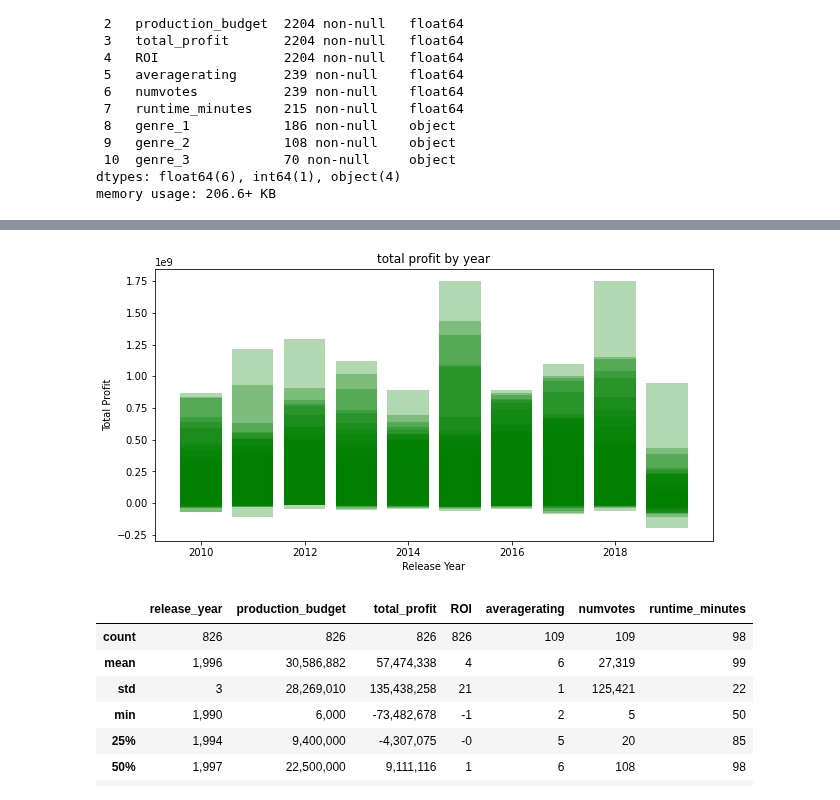
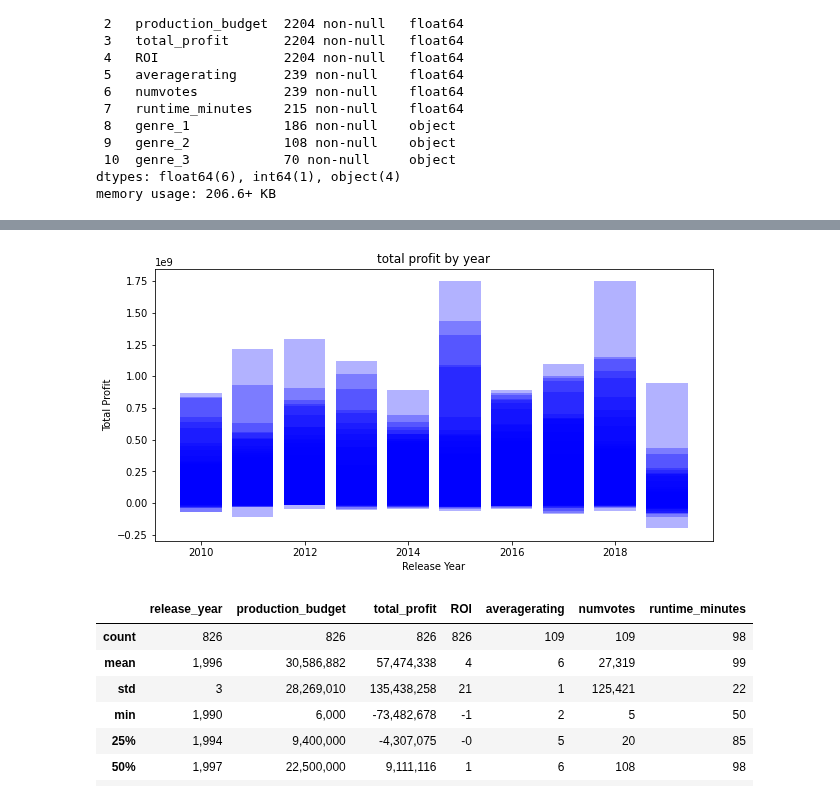
Before and after one commit to jxn628/dsc-phase-1-project, a Jupyter notebook: student.ipynb, the cells around one changed output, grey strips where cells are left out. Drawn from its saved outputs; the diff is of its cells as text; code cells hidden in the pictures.

```diff
--- a/student.ipynb
+++ b/student.ipynb
@@ -233,4 +233,11 @@ SyntaxError: invalid syntax (<ipython-input-279-0e4ebf22160a>, line 1)
 cleaned_budget = table9['production_budget'].map(lambda x: x.replace('$',' '))
 cleaned_budget = cleaned_budget.map(lambda x: x.replace(',',''))
 cleaned_budget = cleaned_budget.astype(float)
-cleaned_budget
+
+cleaned_domestic = table9['domestic_gross'].map(lambda x: x.replace('$',' '))
+cleaned_domestic =cleaned_domestic.map(lambda x: x.replace(',',''))
+cleaned_domestic = cleaned_domestic.astype(float)
+
+cleaned_worldwide = table9['worldwide_gross'].map(lambda x: x.replace('$',' '))
+cleaned_worldwide = cleaned_worldwide.map(lambda x: x.replace(',',''))
+cleaned_worldwide = cleaned_worldwide.astype(float)
@@ -920,2 +570,0 @@ merged_with_primary
-# %%
-merged_with_primary.rename(columns = {'average_rating':'averagerating',}, inplace = True)
@@ -1033,6 +634,6 @@ project_df_2.head()
 # %%
-project_df_2[['genre_1', 'genre_2', 'genre_3']] = project_df_2['genres'].str.split(pat=",", expand=True)
-project_df_2.head(100)
+project_df[['genre_1', 'genre_2', 'genre_3']] = project_df['genres'].str.split(pat=",", expand=True)
+project_df.head(3)
 # %% [output]
 |  | id | release_date | movie | production_budget | domestic_gross | worldwide_gross | release_year | ... |
 | 0 | 2 | 2011-05-20 | Pirates of the Caribbean: On Stra... | 410,600,000 | 241,063,875 | 1,045,663,875 | 2011 | ... |
@@ -1054,6 +642,6 @@ project_df_2.head(100)
 # %%
 #adding my new genre columns to the master df
-project_df_master = project_df_2
+project_df_master = project_df
 # %%
 project_df_master.head(3)
 # %% [output]
@@ -1328,18 +849,18 @@ recent_movies_2000.describe()
 # %%
 #This still needs a lot of work
 #Attempting to plot my findings from the two recent movie datasets.
 
 df_10 = recent_movies_2010
 df_00 =recent_movies_2000
 
 # Set up plot
 fig, ax = plt.subplots(figsize=(10,5))
 
 # Plot Age vs. SalePrice
-ax.bar(df_10["release_year"], df_10["total_profit"], alpha=0.3, color="green")
+ax.bar(df_10["release_year"], df_10["total_profit"], alpha=0.3, color="blue")
 ax.set_title("total profit by year")
 ax.set_xlabel("Release Year")
 ax.set_ylabel("Total Profit");
 # %% [output]
-[figure, old version]
+[figure, new version]
 # %%
```
Also changed, not shown: parts of 125 cells of this notebook.
